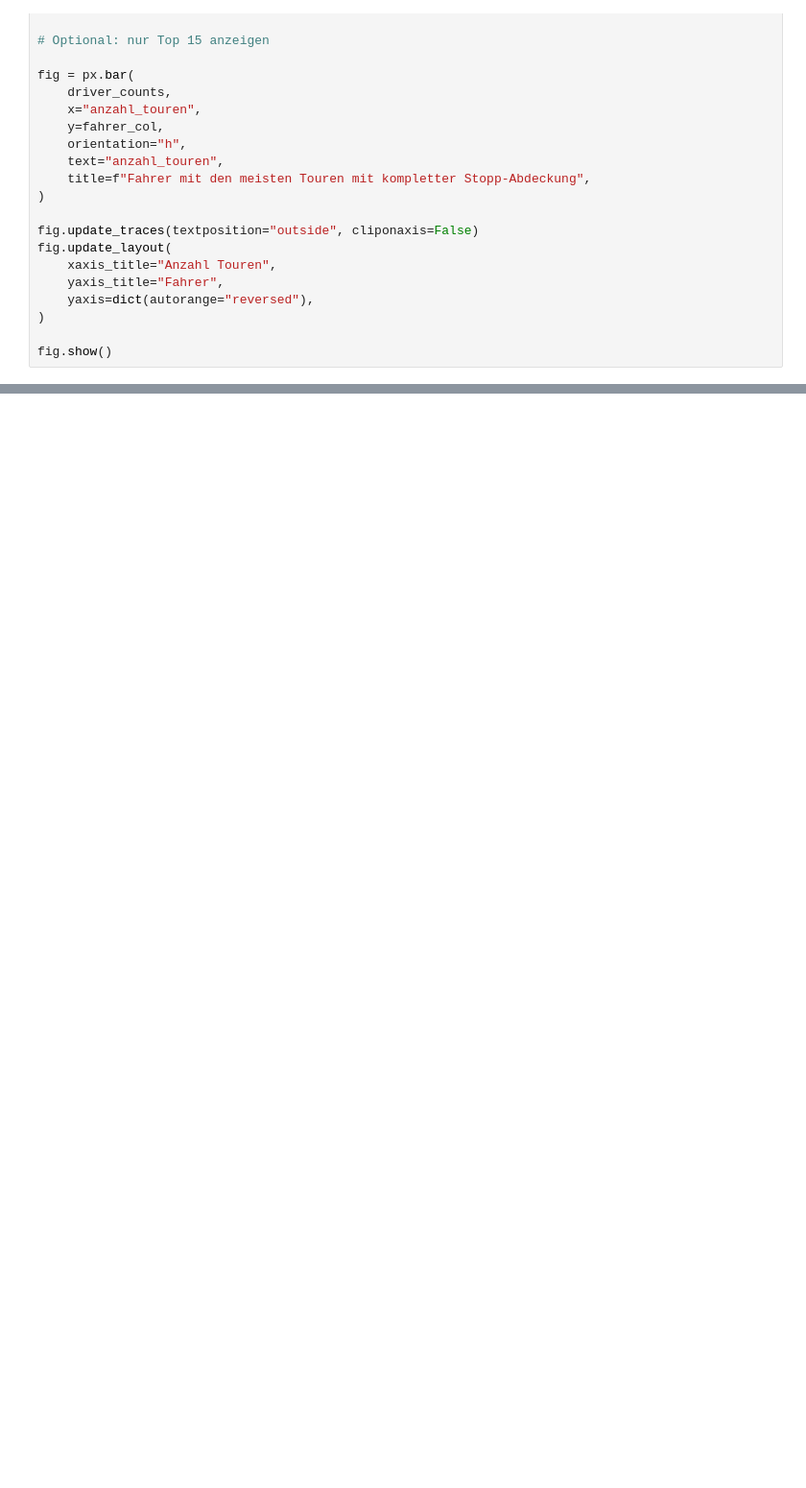
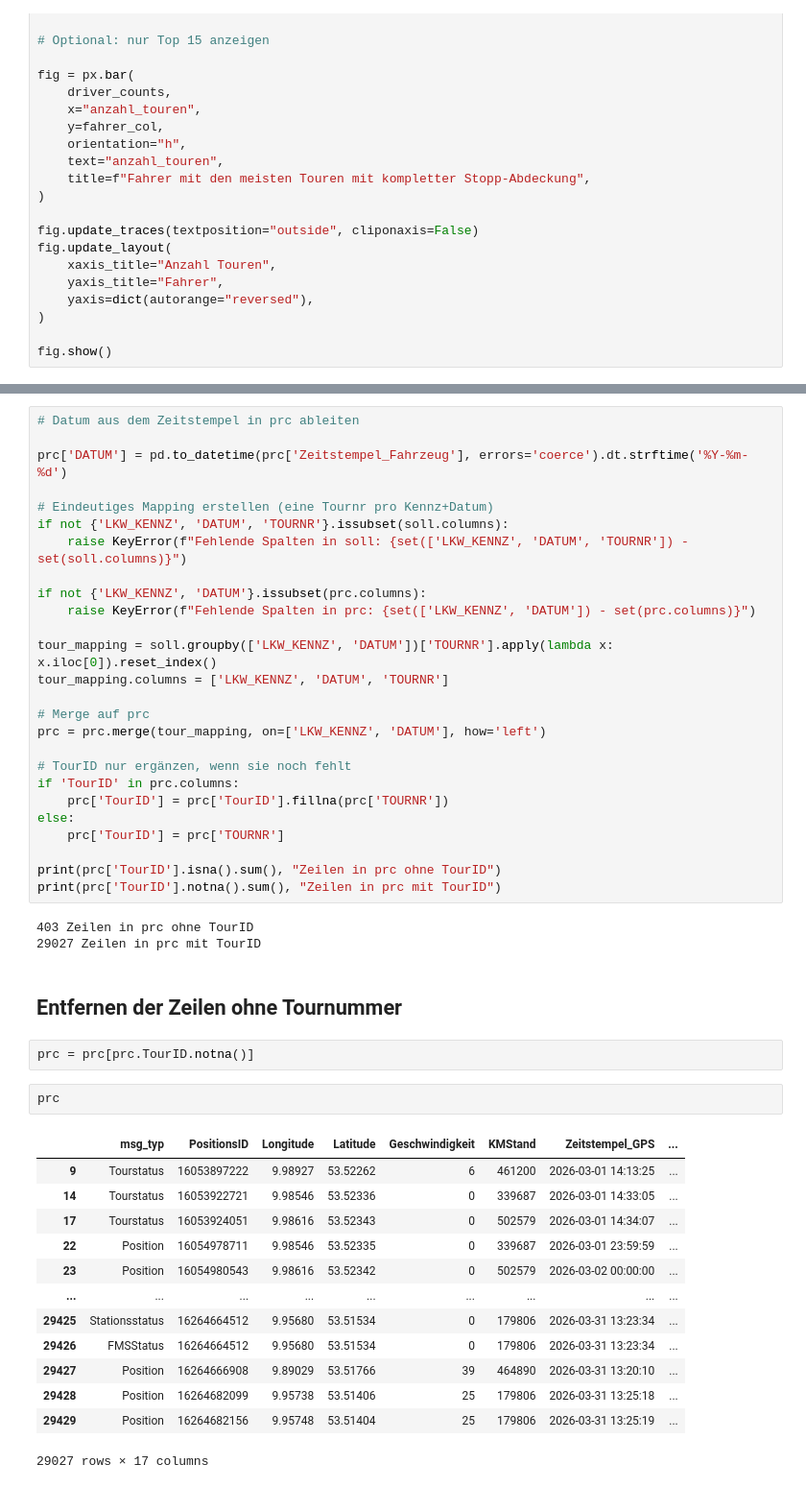
Before and after one commit to junguy01/transport_optimization, a Jupyter notebook: analyse_soll_ist_clean.ipynb, the cells around one changed output, grey strips where cells are left out. Shown at 96% size. Saved outputs shown, nothing was run; the diff lists cells and outputs as text; blank space fills up the shorter version.

```diff
--- a/analyse_soll_ist_clean.ipynb
+++ b/analyse_soll_ist_clean.ipynb
@@ -594,0 +722,49 @@ fig.show()
+# %%
+# Datum aus dem Zeitstempel in prc ableiten
+
+prc['DATUM'] = pd.to_datetime(prc['Zeitstempel_Fahrzeug'], errors='coerce').dt.strftime('%Y-%m-%d')
+
+# Eindeutiges Mapping erstellen (eine Tournr pro Kennz+Datum)
+if not {'LKW_KENNZ', 'DATUM', 'TOURNR'}.issubset(soll.columns):
+    raise KeyError(f"Fehlende Spalten in soll: {set(['LKW_KENNZ', 'DATUM', 'TOURNR']) - set(soll.columns)}")
+
+if not {'LKW_KENNZ', 'DATUM'}.issubset(prc.columns):
+    raise KeyError(f"Fehlende Spalten in prc: {set(['LKW_KENNZ', 'DATUM']) - set(prc.columns)}")
+
+tour_mapping = soll.groupby(['LKW_KENNZ', 'DATUM'])['TOURNR'].apply(lambda x: x.iloc[0]).reset_index()
+tour_mapping.columns = ['LKW_KENNZ', 'DATUM', 'TOURNR']
+
+# Merge auf prc
+prc = prc.merge(tour_mapping, on=['LKW_KENNZ', 'DATUM'], how='left')
+
+# TourID nur ergänzen, wenn sie noch fehlt
+if 'TourID' in prc.columns:
+    prc['TourID'] = prc['TourID'].fillna(prc['TOURNR'])
+else:
+    prc['TourID'] = prc['TOURNR']
+
+print(prc['TourID'].isna().sum(), "Zeilen in prc ohne TourID")
+print(prc['TourID'].notna().sum(), "Zeilen in prc mit TourID")
+# %% [output]
+403 Zeilen in prc ohne TourID
+29027 Zeilen in prc mit TourID
+# %% [markdown]
+## Entfernen der Zeilen ohne Tournummer
+# %%
+prc = prc[prc.TourID.notna()]
+# %%
+prc
+# %% [output]
+|  | msg_typ | PositionsID | Longitude | Latitude | Geschwindigkeit | KMStand | Zeitstempel_GPS | ... |
+| 9 | Tourstatus | 16053897222 | 9.98927 | 53.52262 | 6 | 461200 | 2026-03-01 14:13:25 | ... |
+| 14 | Tourstatus | 16053922721 | 9.98546 | 53.52336 | 0 | 339687 | 2026-03-01 14:33:05 | ... |
+| 17 | Tourstatus | 16053924051 | 9.98616 | 53.52343 | 0 | 502579 | 2026-03-01 14:34:07 | ... |
+| 22 | Position | 16054978711 | 9.98546 | 53.52335 | 0 | 339687 | 2026-03-01 23:59:59 | ... |
+| 23 | Position | 16054980543 | 9.98616 | 53.52342 | 0 | 502579 | 2026-03-02 00:00:00 | ... |
+| ... | ... | ... | ... | ... | ... | ... | ... | ... |
+| 29425 | Stationsstatus | 16264664512 | 9.95680 | 53.51534 | 0 | 179806 | 2026-03-31 13:23:34 | ... |
+| 29426 | FMSStatus | 16264664512 | 9.95680 | 53.51534 | 0 | 179806 | 2026-03-31 13:23:34 | ... |
+| 29427 | Position | 16264666908 | 9.89029 | 53.51766 | 39 | 464890 | 2026-03-31 13:20:10 | ... |
+| 29428 | Position | 16264682099 | 9.95738 | 53.51406 | 25 | 179806 | 2026-03-31 13:25:18 | ... |
+| 29429 | Position | 16264682156 | 9.95748 | 53.51404 | 25 | 179806 | 2026-03-31 13:25:19 | ... |
+29027 rows × 17 columns
```
Also changed, not shown: parts of 27 cells of this notebook.
